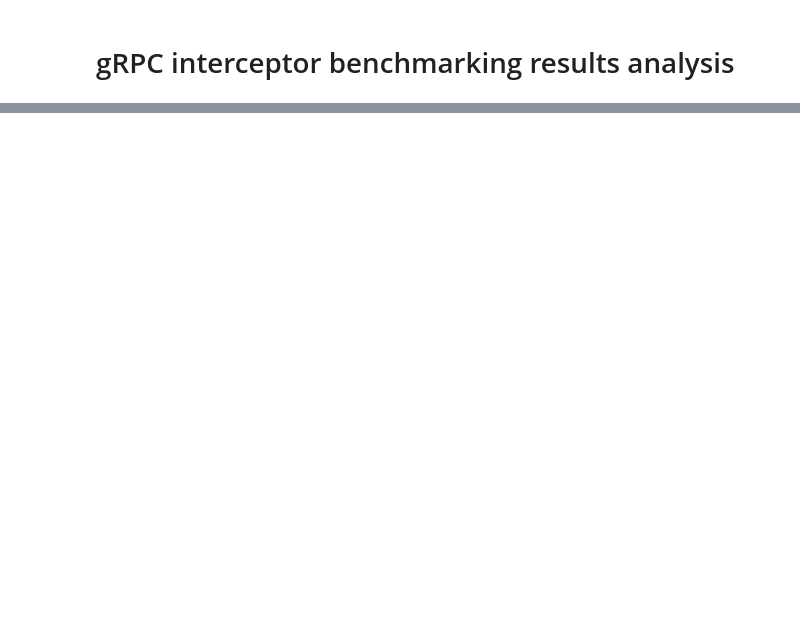
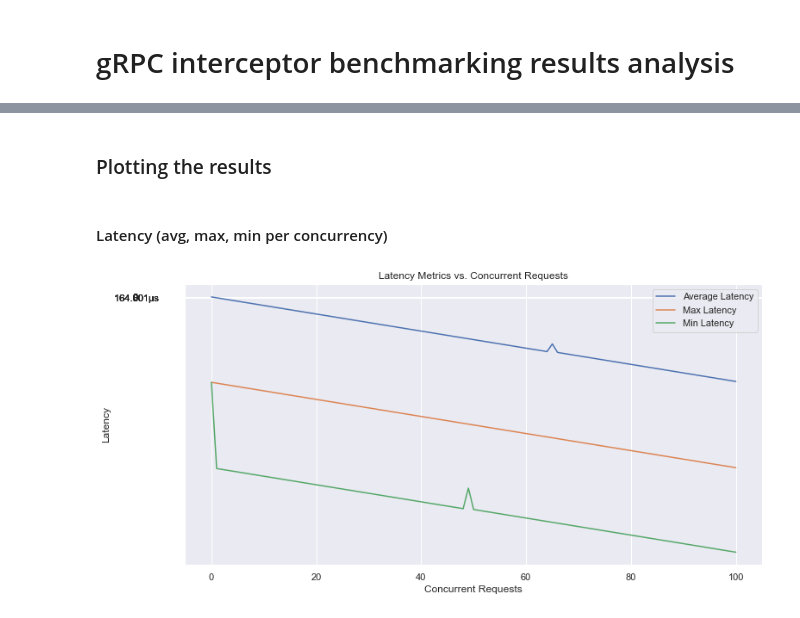
Before and after one commit to louisloechel/CloudServiceBenchmarking, a Jupyter notebook: analysis/plots.ipynb, the cells around one changed output, grey strips where cells are left out. Saved outputs shown, nothing was run; the diff lists cells and outputs as text; code cells hidden in the pictures; blank space fills up the shorter version.

```diff
--- a/analysis/plots.ipynb
+++ b/analysis/plots.ipynb
@@ -15,0 +48,18 @@ FileNotFoundError: [Errno 2] No such file or directory: './result.csv'
+# %% [markdown]
+### Plotting the results
+# %% [markdown]
+#### Latency (avg, max, min per concurrency)
+# %%
+# Create the line plot
+plt.figure(figsize=(12, 6))
+sns.lineplot(data=df, x='Concurrent Requests', y='Average Latency', label='Average Latency')
+sns.lineplot(data=df, x='Concurrent Requests', y='Max Latency', label='Max Latency')
+sns.lineplot(data=df, x='Concurrent Requests', y='Min Latency', label='Min Latency')
+plt.xlabel('Concurrent Requests')
+plt.ylabel('Latency')
+plt.yticks(np.arange(0, 1.1, step=0.1))
+plt.title('Latency Metrics vs. Concurrent Requests')
+plt.legend()
+plt.show()
+# %% [output]
+[figure, added]
```
Also changed, not shown: parts of 2 cells of this notebook.
